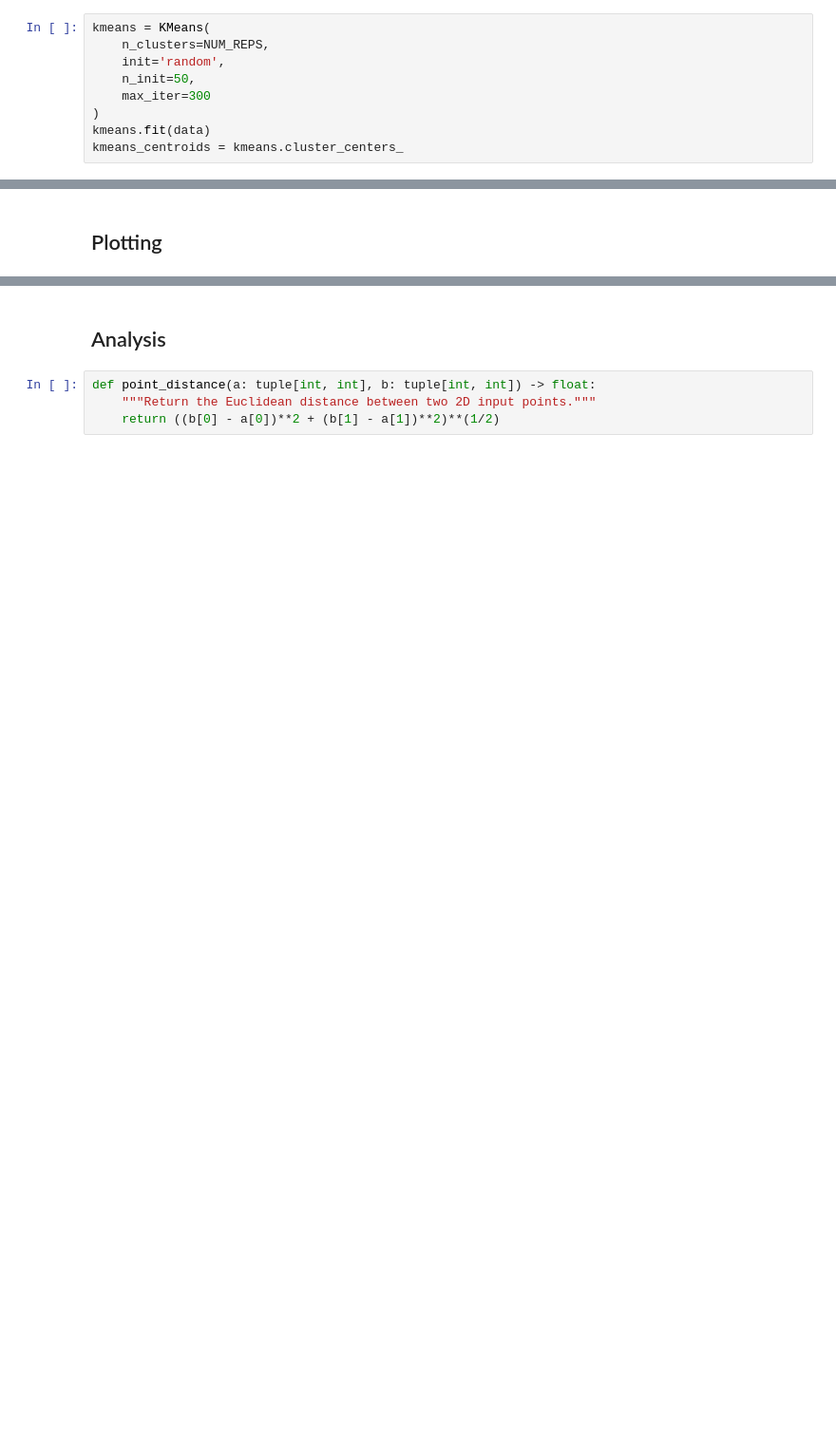
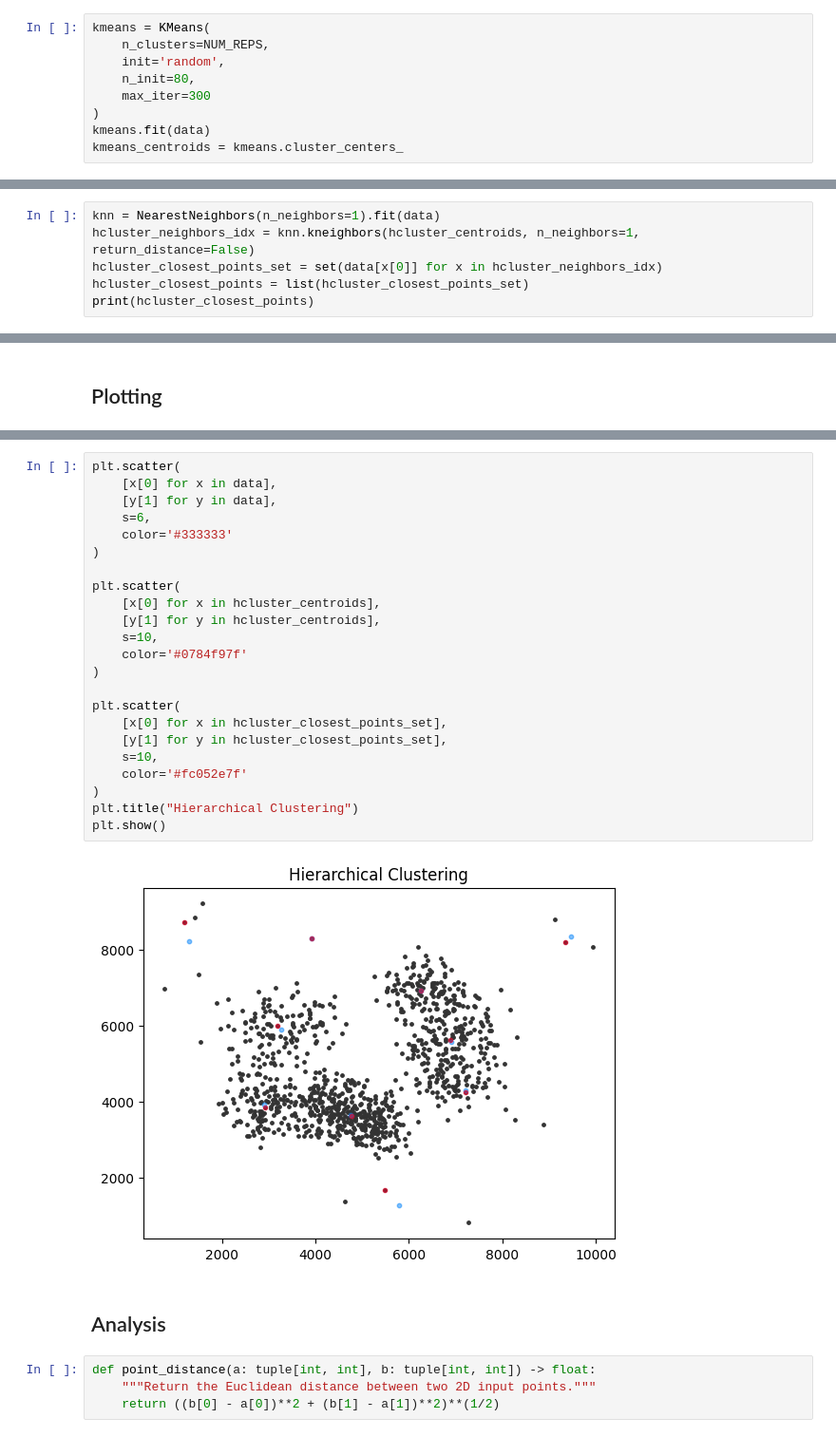
Before and after one commit to sammdu/cssu-purefacts-fall-2022-samm-du, a Jupyter notebook: experiment.ipynb, the cells around one changed output, grey strips where cells are left out. Shown at 95% size. Drawn from its saved outputs; the diff is of its cells as text; blank space fills up the shorter version.

Commit message:
implemented hierarchical clustering

```diff
--- a/experiment.ipynb
+++ b/experiment.ipynb
@@ -27,7 +28,7 @@ NUM_REPS = 10
 kmeans = KMeans(
     n_clusters=NUM_REPS,
     init='random',
-    n_init=50,
+    n_init=80,
     max_iter=300
 )
 kmeans.fit(data)
@@ -44,0 +70,6 @@ print(kmeans_closest_points)
+# %%
+knn = NearestNeighbors(n_neighbors=1).fit(data)
+hcluster_neighbors_idx = knn.kneighbors(hcluster_centroids, n_neighbors=1, return_distance=False)
+hcluster_closest_points_set = set(data[x[0]] for x in hcluster_neighbors_idx)
+hcluster_closest_points = list(hcluster_closest_points_set)
+print(hcluster_closest_points)
@@ -72,3 +109,28 @@ plt.show()
+# %%
+plt.scatter(
+    [x[0] for x in data],
+    [y[1] for y in data],
+    s=6,
+    color='#333333'
+)
+
+plt.scatter(
+    [x[0] for x in hcluster_centroids],
+    [y[1] for y in hcluster_centroids],
+    s=10,
+    color='#0784f97f'
+)
+
+plt.scatter(
+    [x[0] for x in hcluster_closest_points_set],
+    [y[1] for y in hcluster_closest_points_set],
+    s=10,
+    color='#fc052e7f'
+)
+plt.title("Hierarchical Clustering")
+plt.show()
+# %% [output]
+[figure, added]
 # %% [markdown]
 ## Analysis
 # %%
```
Also changed, not shown: parts of 18 cells of this notebook.
